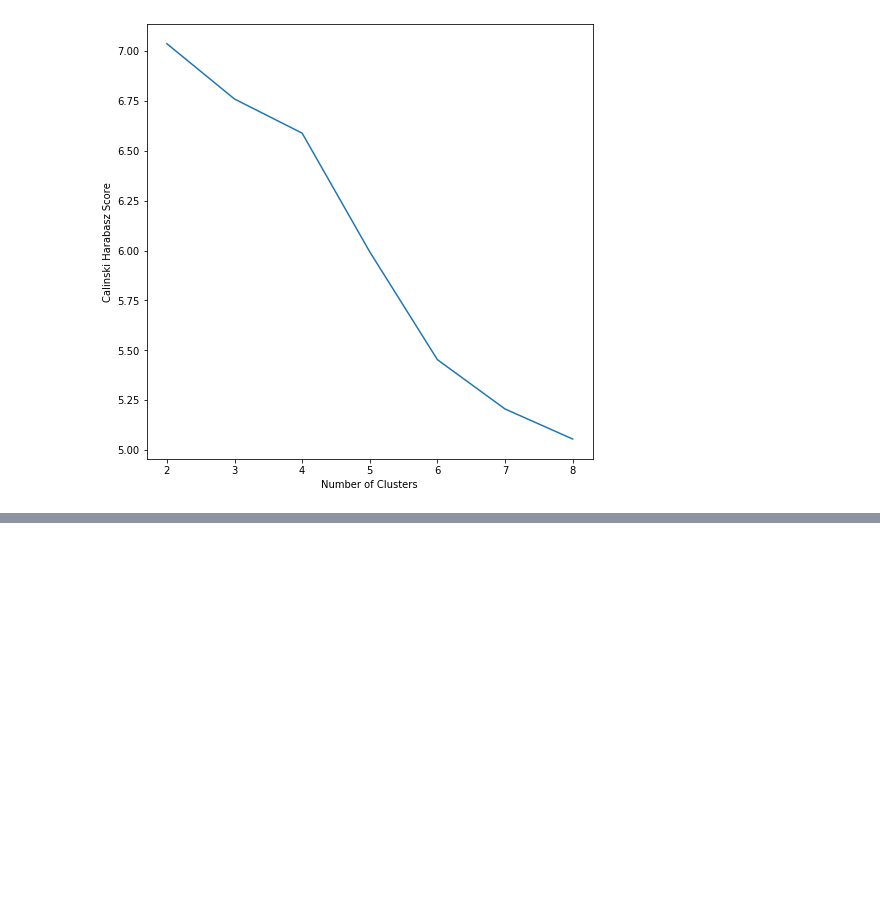
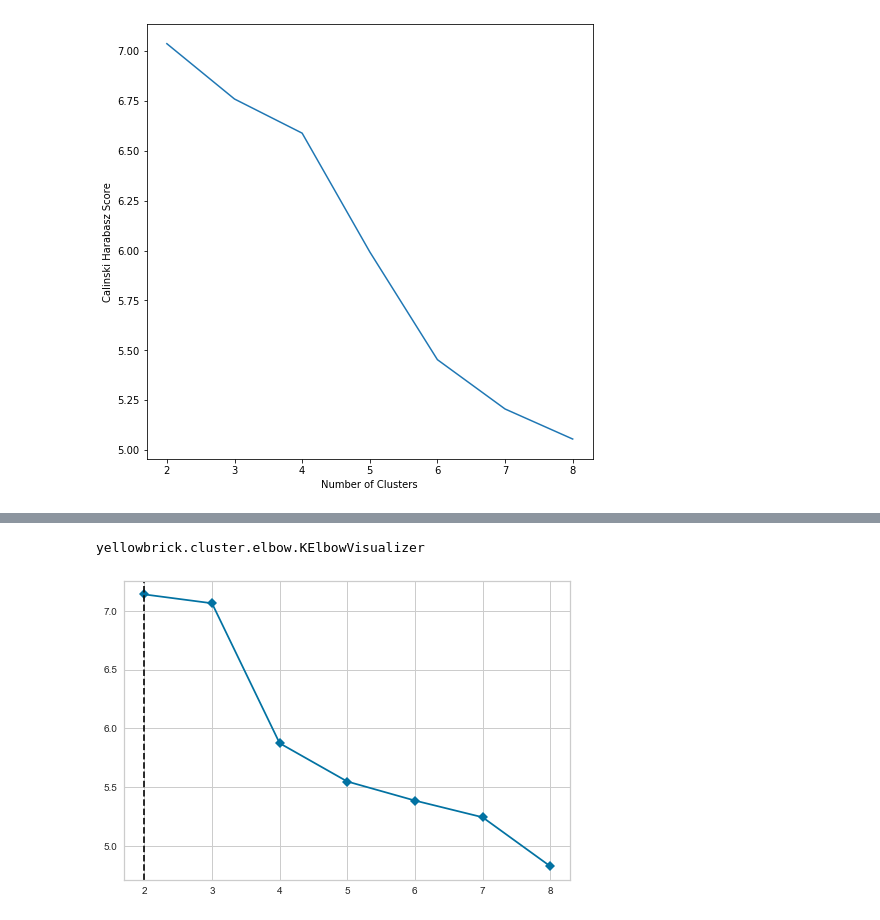
Before and after one commit to jeremy-lee93/capstone-project, a Jupyter notebook: webscraping_headlines.ipynb, the cells around one changed output, grey strips where cells are left out. Saved outputs shown, nothing was run; the diff lists cells and outputs as text; code cells hidden in the pictures; blank space fills up the shorter version.

```diff
--- a/webscraping_headlines.ipynb
+++ b/webscraping_headlines.ipynb
@@ -362,0 +378,7 @@ feb2021 = grab_espn_webpage('february', 2021)
+# %%
+model_ = KMeans()
+visualizer_ = KElbowVisualizer(model_, k=(2,9), metric = 'calinski_harabasz', timings=False)
+type(visualizer_.fit(tfidf_df))
+# %% [output]
+yellowbrick.cluster.elbow.KElbowVisualizer
+[figure, added]
```
Also changed, not shown: parts of 19 cells of this notebook.
